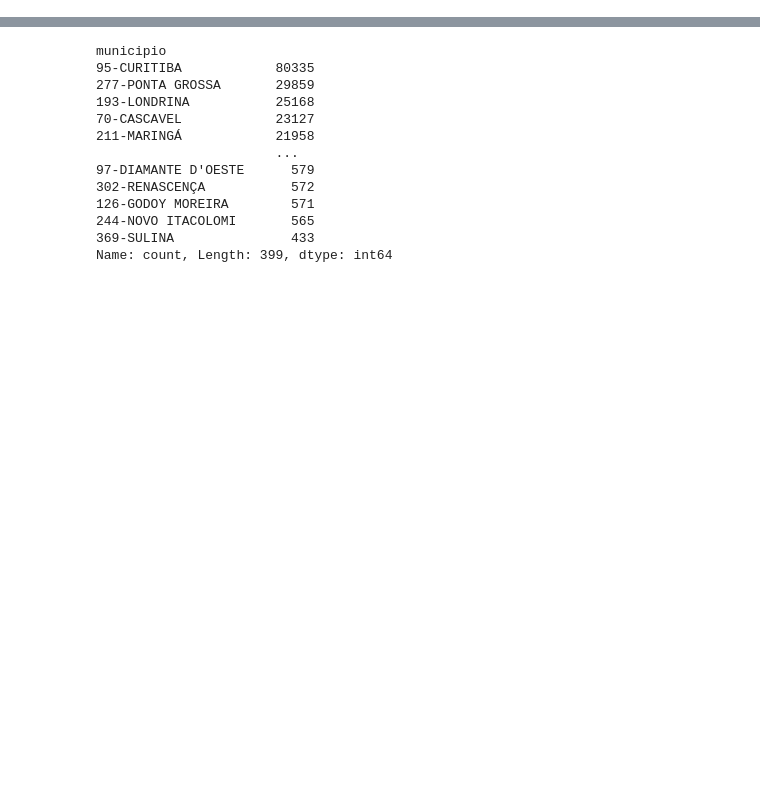
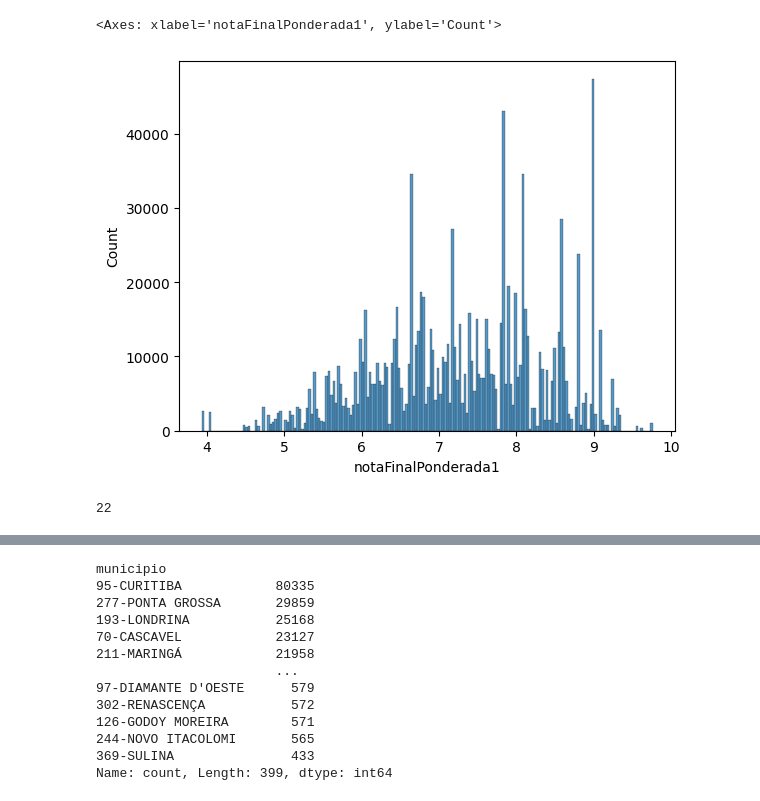
Before and after one commit to rbcip/IND-EDU-PR-META04, a Jupyter notebook: notebooks/exploracao_arquivos.ipynb, the cells around one changed output, grey strips where cells are left out. Drawn from its saved outputs; the diff is of its cells as text; code cells hidden in the pictures; blank space fills up the shorter version.

```diff
--- a/notebooks/exploracao_arquivos.ipynb
+++ b/notebooks/exploracao_arquivos.ipynb
@@ -62,0 +66,9 @@ df.describe()
+# %%
+sns.histplot(df['notaFinalPonderada1'])
+# %% [output]
+<Axes: xlabel='notaFinalPonderada1', ylabel='Count'>
+[figure, added]
+# %%
+len(df.query('notaFinalPonderada1 < 5')['municipio'].unique())
+# %% [output]
+22
```
Also changed, not shown: parts of 34 cells of this notebook.
